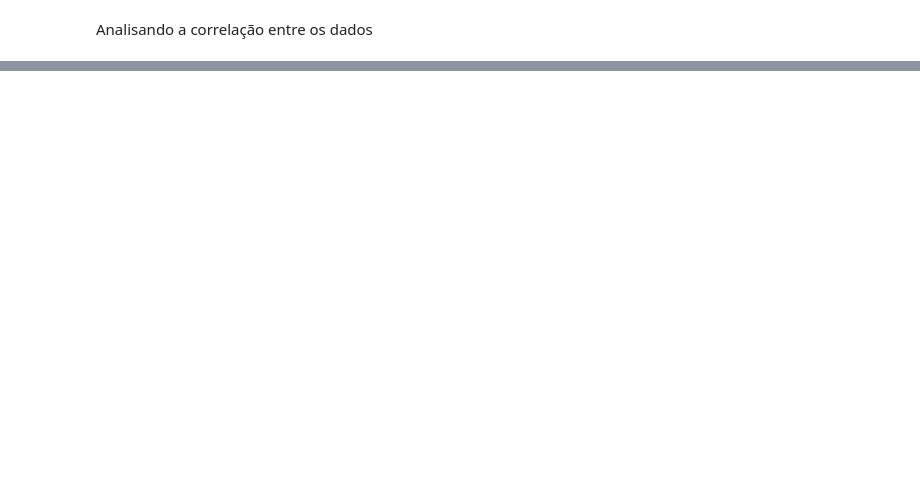
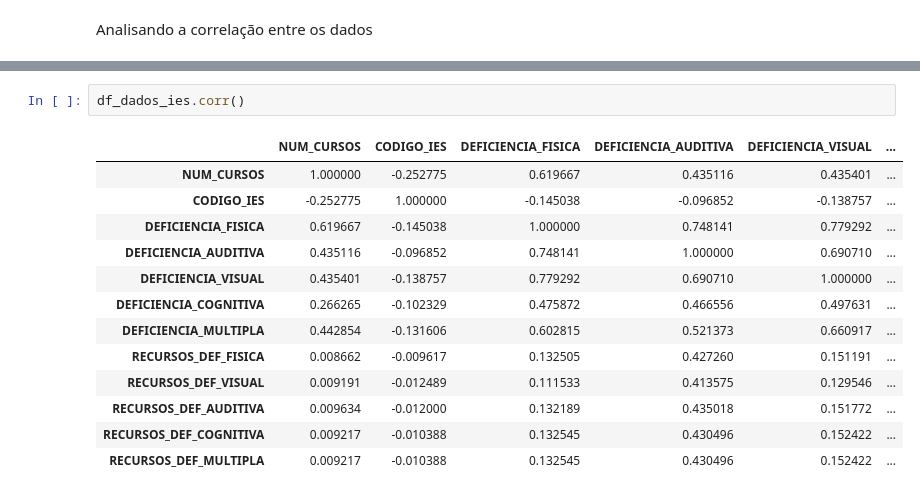
Before and after one commit to roxacarv/edulearn, a Jupyter notebook: Edulearn.ipynb, the cells around one changed output, grey strips where cells are left out. Saved outputs shown, nothing was run; the diff lists cells and outputs as text; blank space fills up the shorter version.

```diff
--- a/Edulearn.ipynb
+++ b/Edulearn.ipynb
@@ -2199 +2224,17 @@ Analisando a correlação entre os dados
+# %%
+df_dados_ies.corr()
+# %% [output]
+|  | NUM_CURSOS | CODIGO_IES | DEFICIENCIA_FISICA | DEFICIENCIA_AUDITIVA | DEFICIENCIA_VISUAL | ... |
+| NUM_CURSOS | 1.000000 | -0.252775 | 0.619667 | 0.435116 | 0.435401 | ... |
+| CODIGO_IES | -0.252775 | 1.000000 | -0.145038 | -0.096852 | -0.138757 | ... |
+| DEFICIENCIA_FISICA | 0.619667 | -0.145038 | 1.000000 | 0.748141 | 0.779292 | ... |
+| DEFICIENCIA_AUDITIVA | 0.435116 | -0.096852 | 0.748141 | 1.000000 | 0.690710 | ... |
+| DEFICIENCIA_VISUAL | 0.435401 | -0.138757 | 0.779292 | 0.690710 | 1.000000 | ... |
+| DEFICIENCIA_COGNITIVA | 0.266265 | -0.102329 | 0.475872 | 0.466556 | 0.497631 | ... |
+| DEFICIENCIA_MULTIPLA | 0.442854 | -0.131606 | 0.602815 | 0.521373 | 0.660917 | ... |
+| RECURSOS_DEF_FISICA | 0.008662 | -0.009617 | 0.132505 | 0.427260 | 0.151191 | ... |
+| RECURSOS_DEF_VISUAL | 0.009191 | -0.012489 | 0.111533 | 0.413575 | 0.129546 | ... |
+| RECURSOS_DEF_AUDITIVA | 0.009634 | -0.012000 | 0.132189 | 0.435018 | 0.151772 | ... |
+| RECURSOS_DEF_COGNITIVA | 0.009217 | -0.010388 | 0.132545 | 0.430496 | 0.152422 | ... |
+| RECURSOS_DEF_MULTIPLA | 0.009217 | -0.010388 | 0.132545 | 0.430496 | 0.152422 | ... |
 # %%
```
Also changed, not shown: parts of 20 cells of this notebook.
